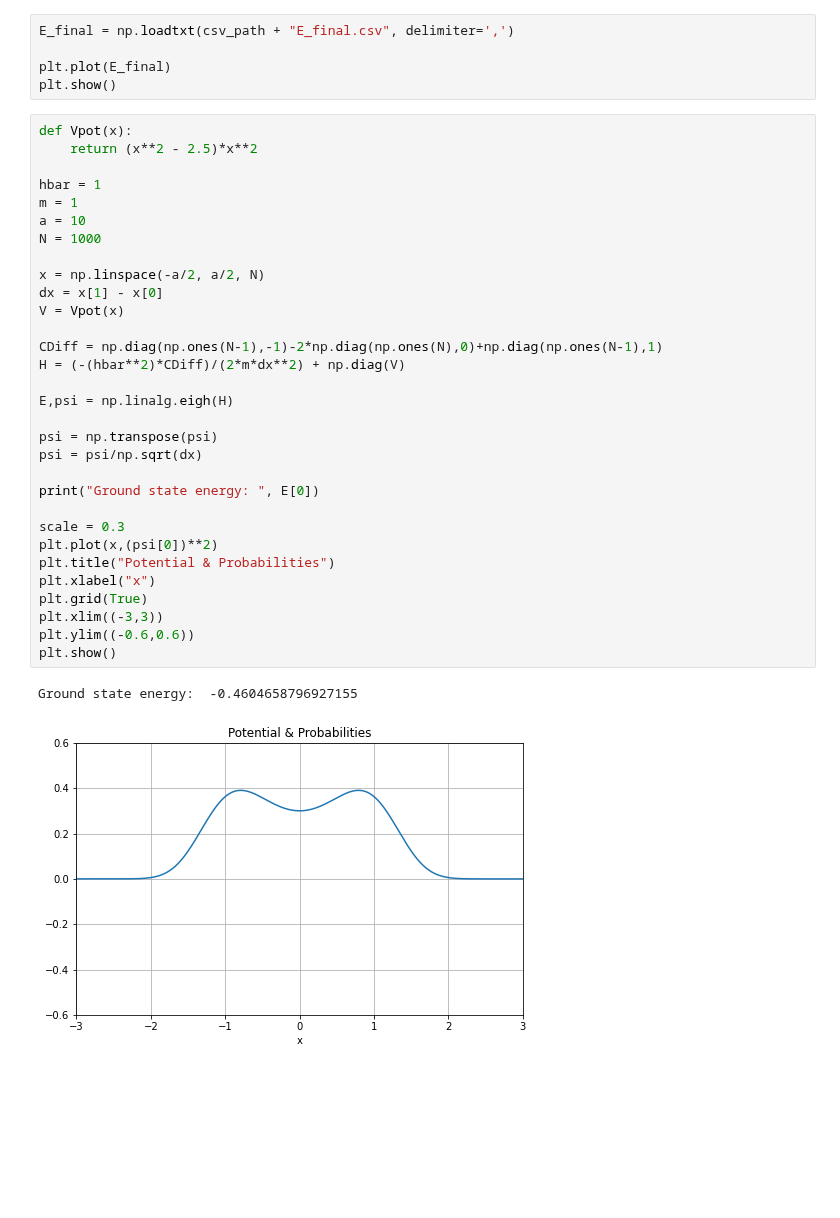
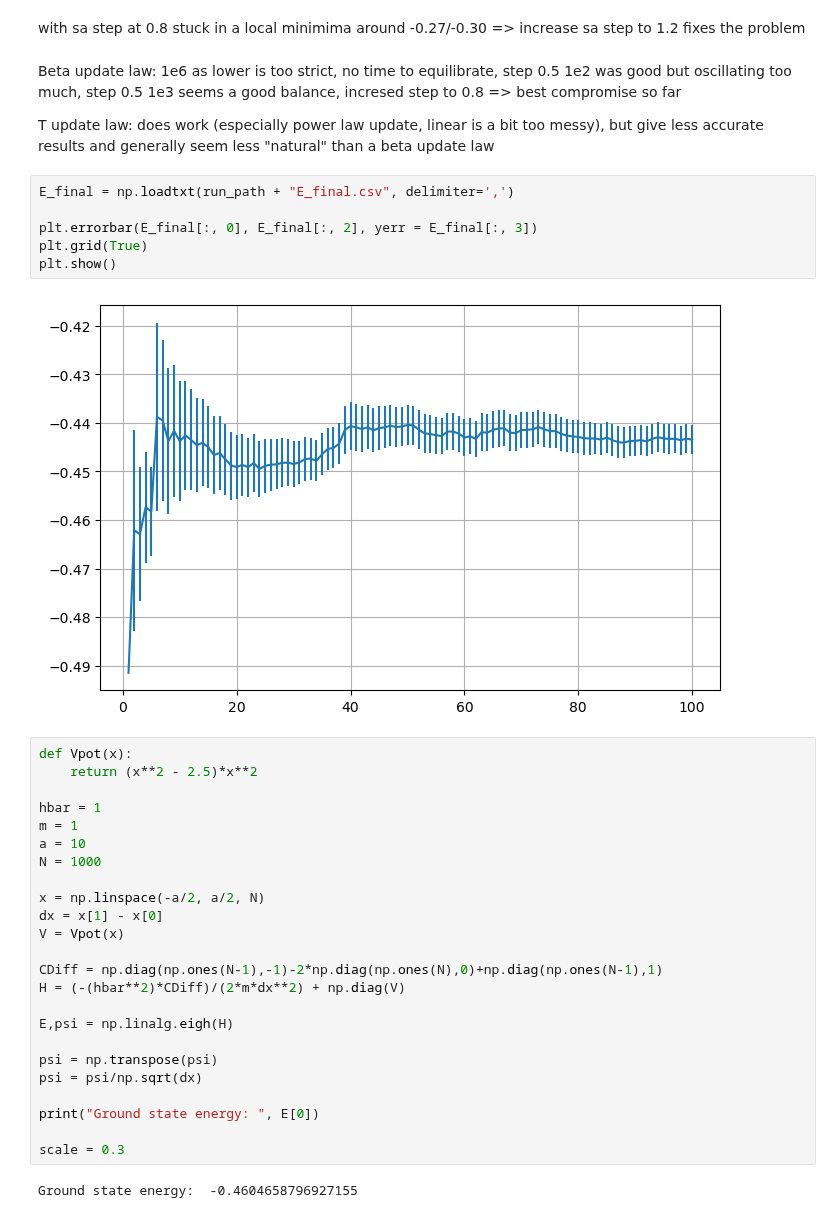
Before and after one commit to YggdrasilUrthr/NSL, a Jupyter notebook: Lab8/Lab8.ipynb, the cells around one changed output. Cells and saved outputs as stored; diff of their text form; blank space fills up the shorter version.

```diff
--- a/Lab8/Lab8.ipynb
+++ b/Lab8/Lab8.ipynb
@@ -25,8 +68,19 @@ plt.show()
+# %% [markdown]
+with sa step at 0.8 stuck in a local minimima around -0.27/-0.30 => increase sa step to 1.2 fixes the problem
+# %% [markdown]
+Beta update law:    1e6 as lower is too strict, no time to equilibrate, step 0.5
+                    1e2 was good but oscillating too much, step 0.5
+                    1e3 seems a good balance, incresed step to 0.8 => best compromise so far
+
+T update law: does work (especially power law update, linear is a bit too messy), but give less accurate results and generally seem less "natural" than a beta update law
 # %%
-E_final = np.loadtxt(csv_path + "E_final.csv", delimiter=',')
+E_final = np.loadtxt(run_path + "E_final.csv", delimiter=',')
 
-plt.plot(E_final)
+plt.errorbar(E_final[:, 0], E_final[:, 2], yerr = E_final[:, 3])
+plt.grid(True)
 plt.show()
+# %% [output]
+[figure, added]
 # %%
 def Vpot(x):
     return (x**2 - 2.5)*x**2
@@ -51,13 +105,5 @@ psi = psi/np.sqrt(dx)
 print("Ground state energy: ", E[0])
 
 scale = 0.3
-plt.plot(x,(psi[0])**2)
-plt.title("Potential & Probabilities")
-plt.xlabel("x")
-plt.grid(True)
-plt.xlim((-3,3))
-plt.ylim((-0.6,0.6))
-plt.show()
 # %% [output]
 Ground state energy:  -0.4604658796927155
-[figure, removed]
```
Also changed, not shown: parts of 10 cells of this notebook, 26 other files.
